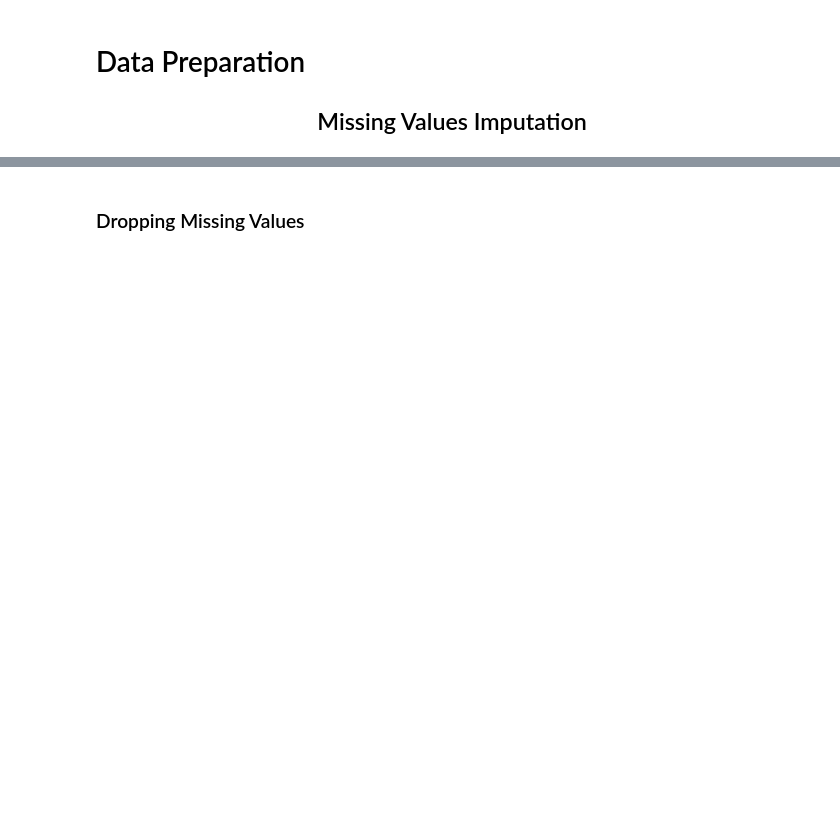
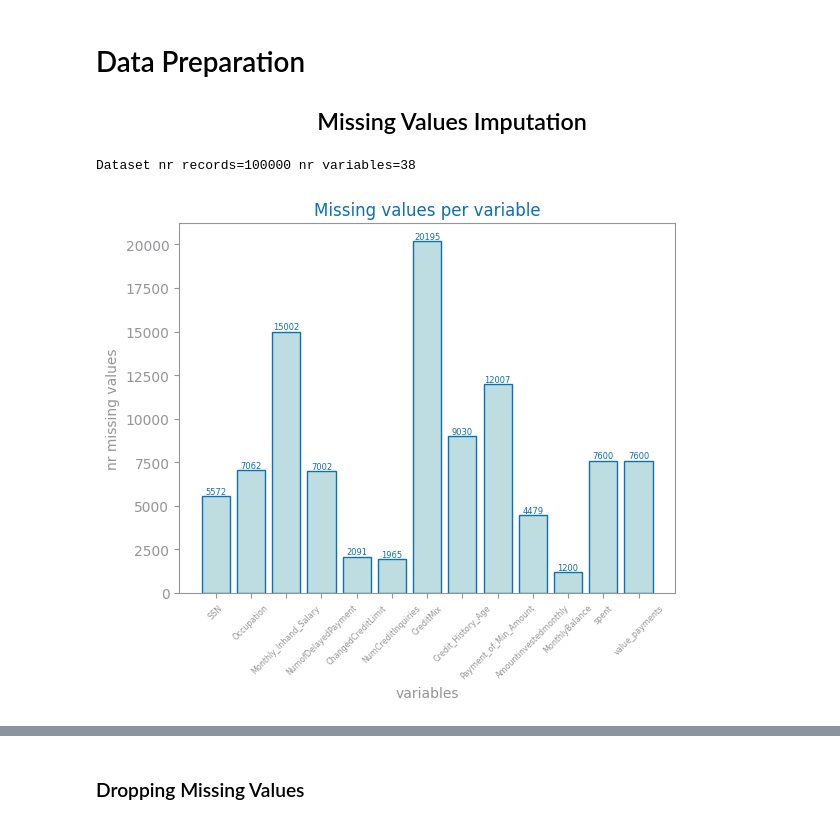
Before and after one commit to DaviGiordano/data-science-course-project, a Jupyter notebook: ipynb_files/Multidimensional/2_Preparation/Lab222_missing_values.ipynb, the cells around one changed output, grey strips where cells are left out. Drawn from its saved outputs; the diff is of its cells as text; code cells hidden in the pictures; blank space fills up the shorter version.

Commit message:
Build data imputation pipeline

```diff
--- a/ipynb_files/Multidimensional/2_Preparation/Lab222_missing_values.ipynb
+++ b/ipynb_files/Multidimensional/2_Preparation/Lab222_missing_values.ipynb
@@ -3,24 +3,37 @@
 # %%
 from pandas import read_csv, DataFrame
 from matplotlib.pyplot import figure, show
 from dslabs_functions import plot_bar_chart
 
-filename = "data/stroke.csv"
-data: DataFrame = read_csv(filename, index_col="id", na_values="")
+# filepath = "../../../data/class_pos_covid_encoded.csv"
+# output_file = "class_pos_covid_encoded_filled"
+# file_tag = "health"
+# target = "CovidPos"
+
+filepath = "../../../data/class_credit_score_encoded.csv"
+output_file = "class_credit_score_encoded_filled"
+file_tag = "service"
+target = "Credit_Score"
+
+method = 'frequency'
+data: DataFrame = read_csv(filepath, na_values="")
 print(f"Dataset nr records={data.shape[0]}", f"nr variables={data.shape[1]}")
 
 mv: dict[str, int] = {}
 figure()
 for var in data:
     nr: int = data[var].isna().sum()
     if nr > 0:
         mv[var] = nr
 
 plot_bar_chart(
     list(mv.keys()),
     list(mv.values()),
     title="Missing values per variable",
     xlabel="variables",
     ylabel="nr missing values",
 )
 show()
+# %% [output]
+Dataset nr records=100000 nr variables=38
+[figure, added]
```
Also changed, not shown: parts of 13 cells of this notebook, 13 other files.
